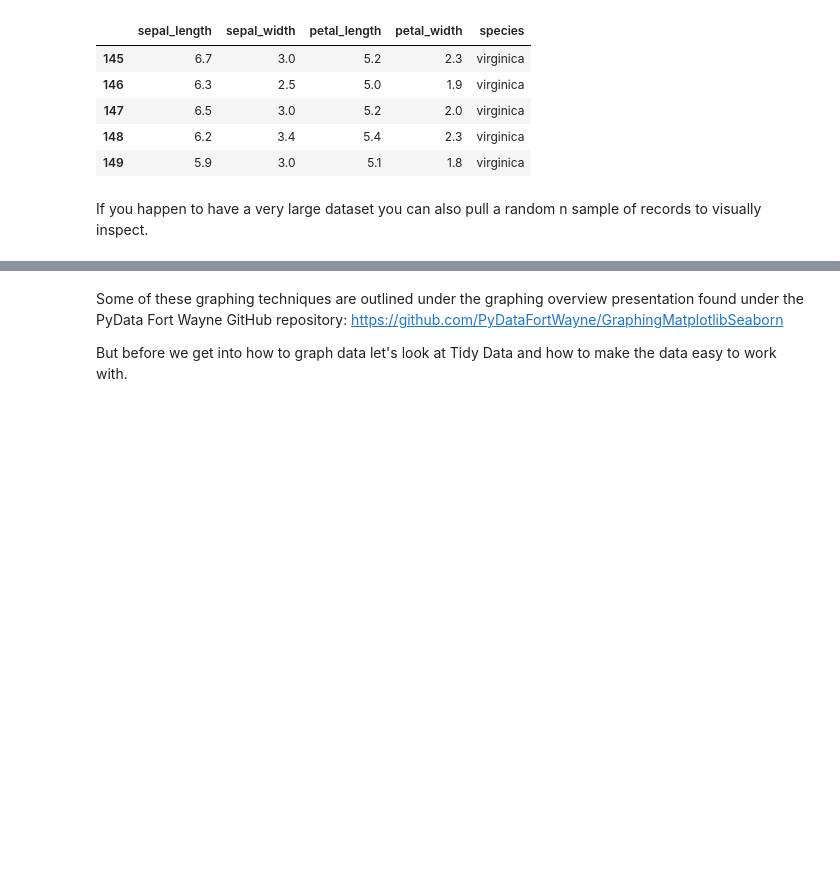
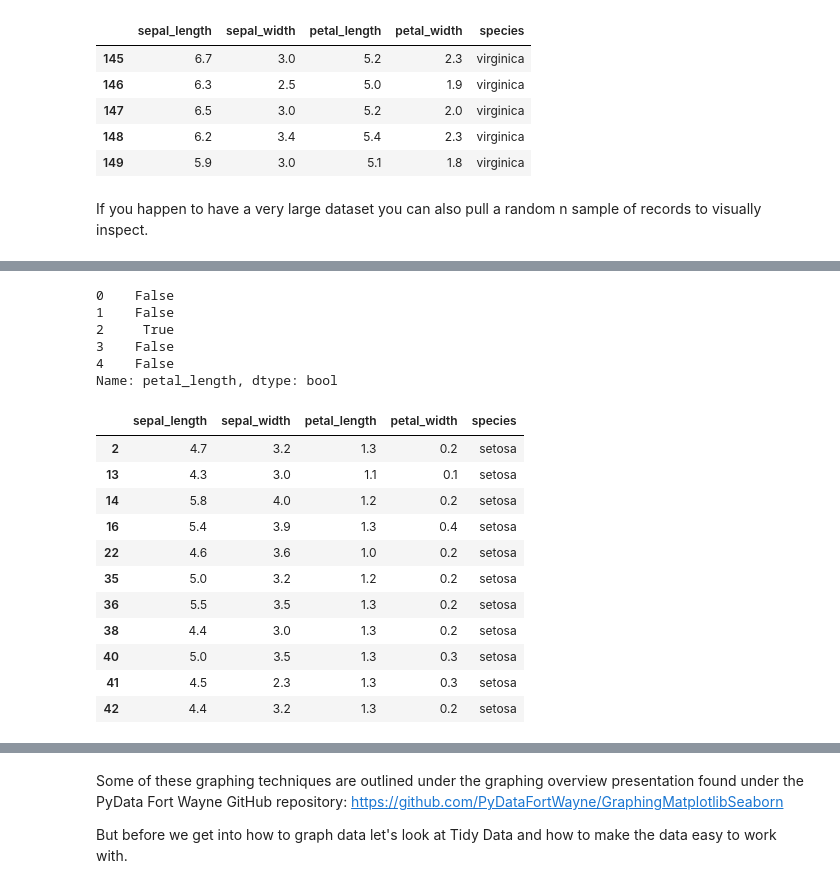
Before and after one commit to PyDataFortWayne/EdaDataCleaningPresentation, a Jupyter notebook: EDA and Cleaning Data.ipynb, the cells around one changed output, grey strips where cells are left out. Drawn from its saved outputs; the diff is of its cells as text; code cells hidden in the pictures; blank space fills up the shorter version.

Commit message:
Added filtering data section [loc, iloc, ix and Boolean Masks]

```diff
--- a/EDA and Cleaning Data.ipynb
+++ b/EDA and Cleaning Data.ipynb
@@ -86,0 +108,27 @@ iris[iris['petal_length'] > iris['sepal_length']]
+# %%
+# Utilize Pandas broadcasting to return a DataFrame of boolean values
+mask = iris['petal_length'] < 1.4
+mask.head()
+# %% [output]
+0    False
+1    False
+2     True
+3    False
+4    False
+Name: petal_length, dtype: bool
+# %%
+# Apply our filtering mask
+iris[mask]
+# %% [output]
+|  | sepal_length | sepal_width | petal_length | petal_width | species |
+| 2 | 4.7 | 3.2 | 1.3 | 0.2 | setosa |
+| 13 | 4.3 | 3.0 | 1.1 | 0.1 | setosa |
+| 14 | 5.8 | 4.0 | 1.2 | 0.2 | setosa |
+| 16 | 5.4 | 3.9 | 1.3 | 0.4 | setosa |
+| 22 | 4.6 | 3.6 | 1.0 | 0.2 | setosa |
+| 35 | 5.0 | 3.2 | 1.2 | 0.2 | setosa |
+| 36 | 5.5 | 3.5 | 1.3 | 0.2 | setosa |
+| 38 | 4.4 | 3.0 | 1.3 | 0.2 | setosa |
+| 40 | 5.0 | 3.5 | 1.3 | 0.3 | setosa |
+| 41 | 4.5 | 2.3 | 1.3 | 0.3 | setosa |
+| 42 | 4.4 | 3.2 | 1.3 | 0.2 | setosa |
```
Also changed, not shown: parts of 14 cells of this notebook.
